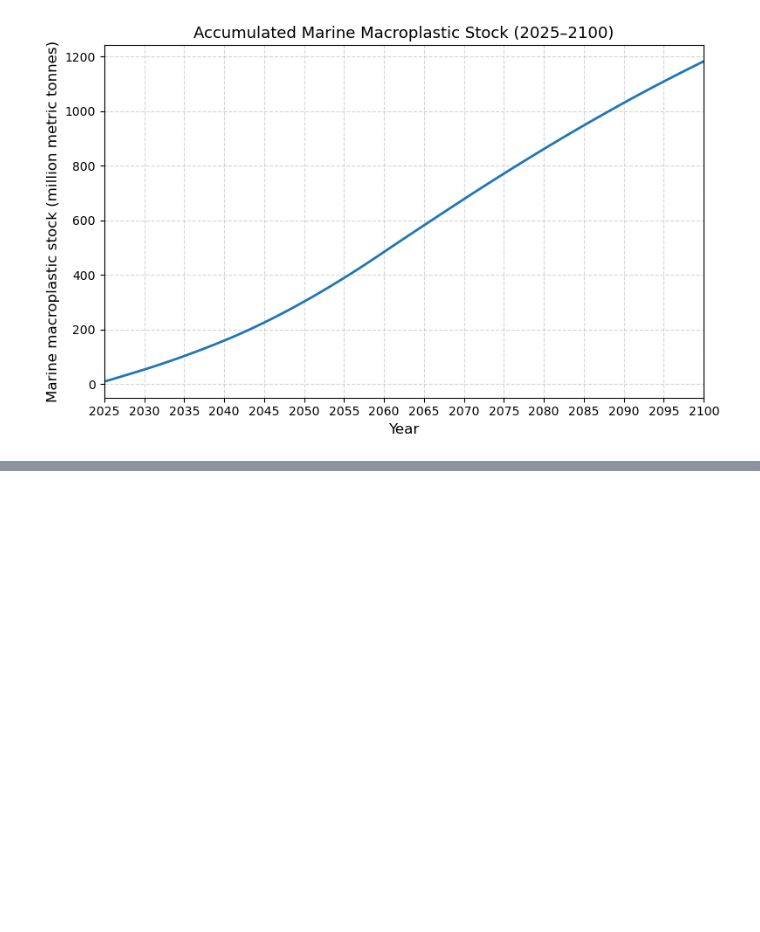
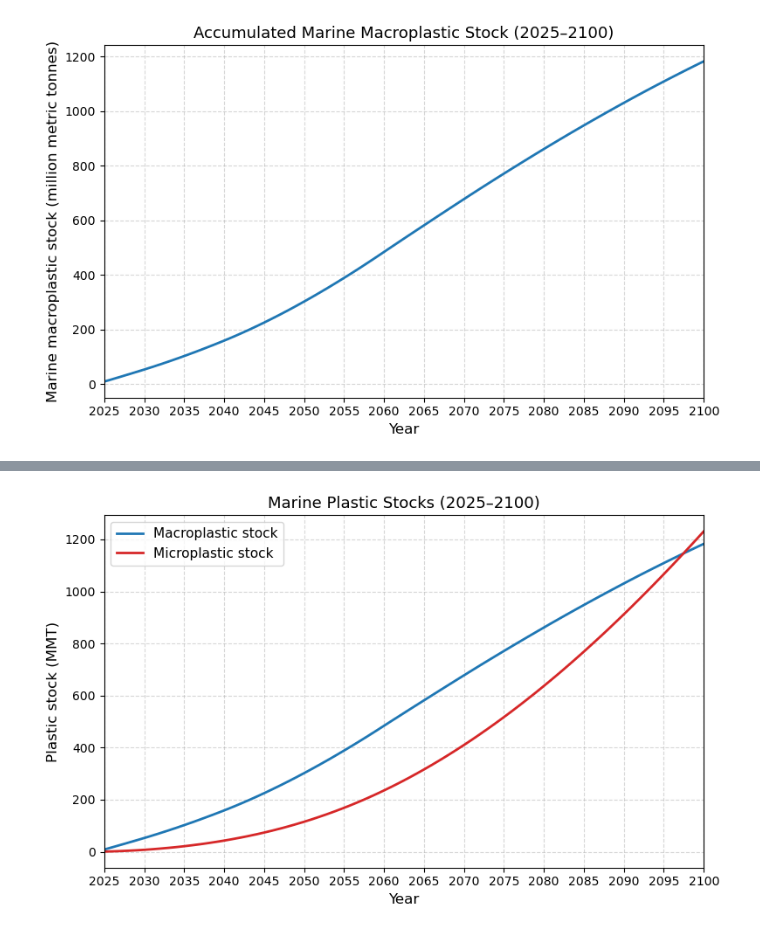
Before and after one commit to FarshidNazemi/packaging-roadmap, a Jupyter notebook: dynamic analysis and roadmap.ipynb, the cells around one changed output, grey strips where cells are left out. Saved outputs shown, nothing was run; the diff lists cells and outputs as text; code cells hidden in the pictures; blank space fills up the shorter version.

```diff
--- a/dynamic analysis and roadmap.ipynb
+++ b/dynamic analysis and roadmap.ipynb
@@ -713,0 +942,39 @@ plt.show()
+# %%
+import matplotlib.pyplot as plt
+import pandas as pd
+import numpy as np
+
+# Load macro and micro stock data
+map_df = pd.read_csv("macroplastic_stock_by_year.csv")
+mip_df = pd.read_csv("microplastic_stock_by_year.csv")
+
+# Ensure both are in MMT
+map_df["MaP_stock_Mt"] = map_df["MaP_stock_kg"] / 1e9
+mip_df["MiP_stock_Mt"] = mip_df["MiP_stock_kg"] / 1e9
+
+# Merge by year
+merged = pd.merge(map_df[["year", "MaP_stock_Mt"]],
+                  mip_df[["year", "MiP_stock_Mt"]],
+                  on="year", how="inner")
+
+# Plot single axis with two series
+plt.figure(figsize=(8,5))
+plt.plot(merged["year"], merged["MaP_stock_Mt"], label="Macroplastic stock", linewidth=2, color="tab:blue")
+plt.plot(merged["year"], merged["MiP_stock_Mt"], label="Microplastic stock", linewidth=2, color="tab:red")
+
+plt.xlabel("Year", fontsize=12)
+plt.ylabel("Plastic stock (MMT)", fontsize=12)
+plt.title("Marine Plastic Stocks (2025–2100)", fontsize=13)
+plt.grid(True, linestyle="--", alpha=0.5)
+plt.xlim(2025, 2100)
+plt.xticks(np.arange(2025, 2101, 5))
+plt.legend(fontsize=11)
+plt.tight_layout()
+
+# Save the figure
+plt.savefig("plastic_stocks.png", dpi=300)
+plt.savefig("plastic_stocks.svg", format="svg")
+
+plt.show()
+# %% [output]
+[figure, added]
```
Also changed, not shown: parts of 5 cells of this notebook, 9 other files.
